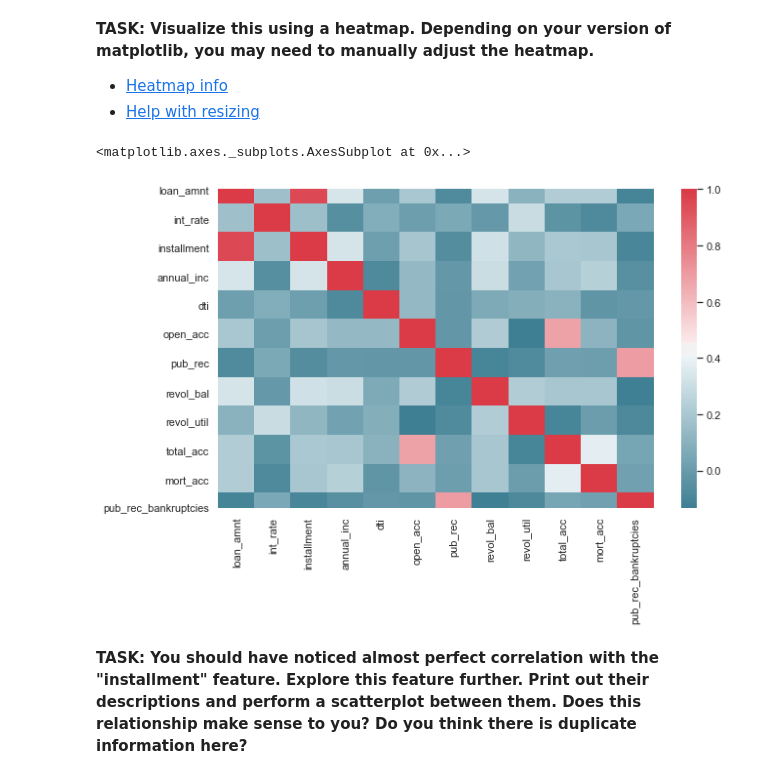
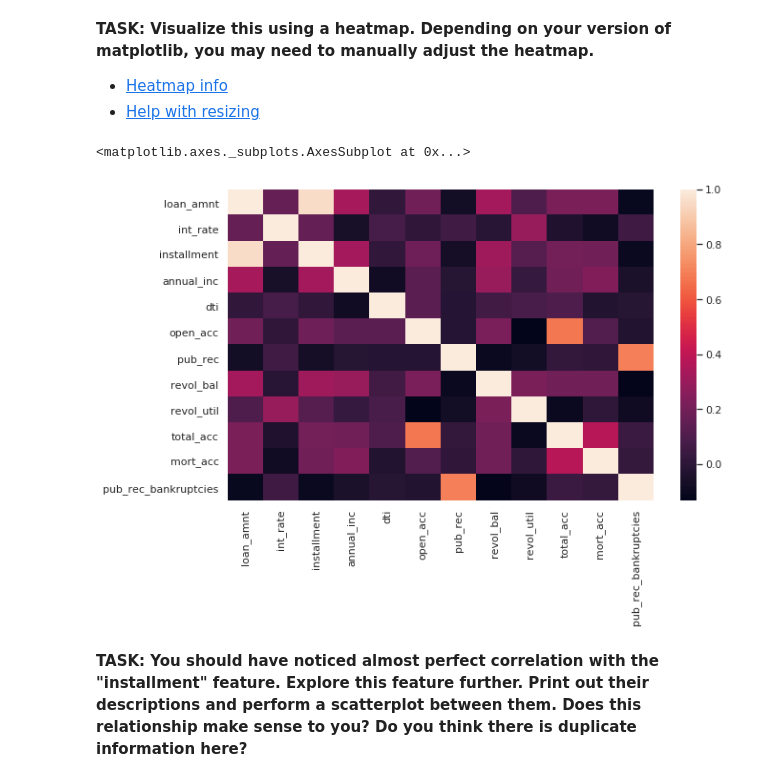
Before and after one commit to mattiasliljenzin/tensorflow-two-bootcamp, a Jupyter notebook: 03-ANNs/03-Keras-Project-Exercise.ipynb, the cells around one changed output. Drawn from its saved outputs; the diff is of its cells as text; code cells hidden in the pictures.

```diff
--- a/03-ANNs/03-Keras-Project-Exercise.ipynb
+++ b/03-ANNs/03-Keras-Project-Exercise.ipynb
@@ -312,13 +353,13 @@ Name: loan_amnt, dtype: float64
 # %%
 # CODE HERE
 # %%
-cmap = sns.diverging_palette(220, 10, as_cmap=True)
+#cmap = sns.diverging_palette(220, 10, as_cmap=True)
 plt.figure(figsize=(10,6))
 sns.set(style="white")
-sns.heatmap(df.corr(), cmap=cmap)
+sns.heatmap(df.corr())
 # %% [output]
 <matplotlib.axes._subplots.AxesSubplot at 0x...>
-[figure, old version]
+[figure, new version]
 # %% [markdown]
 **TASK: You should have noticed almost perfect correlation with the "installment" feature. Explore this feature further. Print out their descriptions and perform a scatterplot between them. Does this relationship make sense to you? Do you think there is duplicate information here?**
 # %%
```
Also changed, not shown: parts of 42 cells of this notebook, 1 other file.
